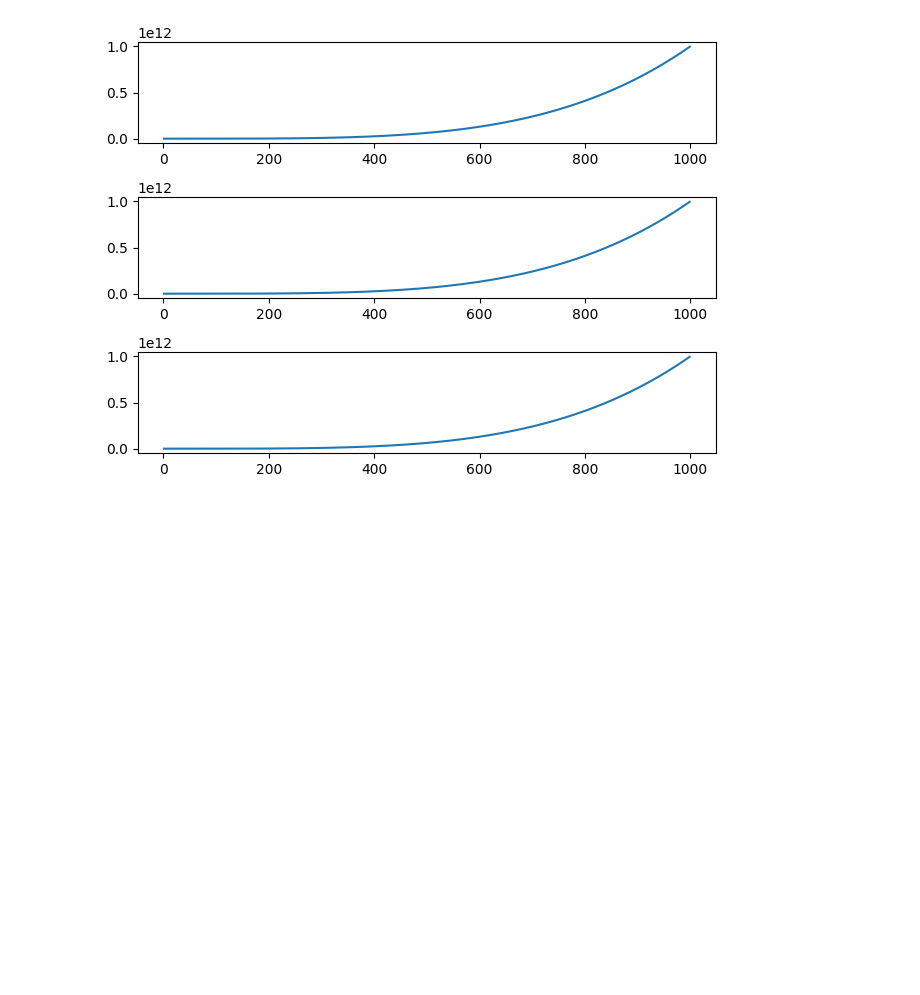
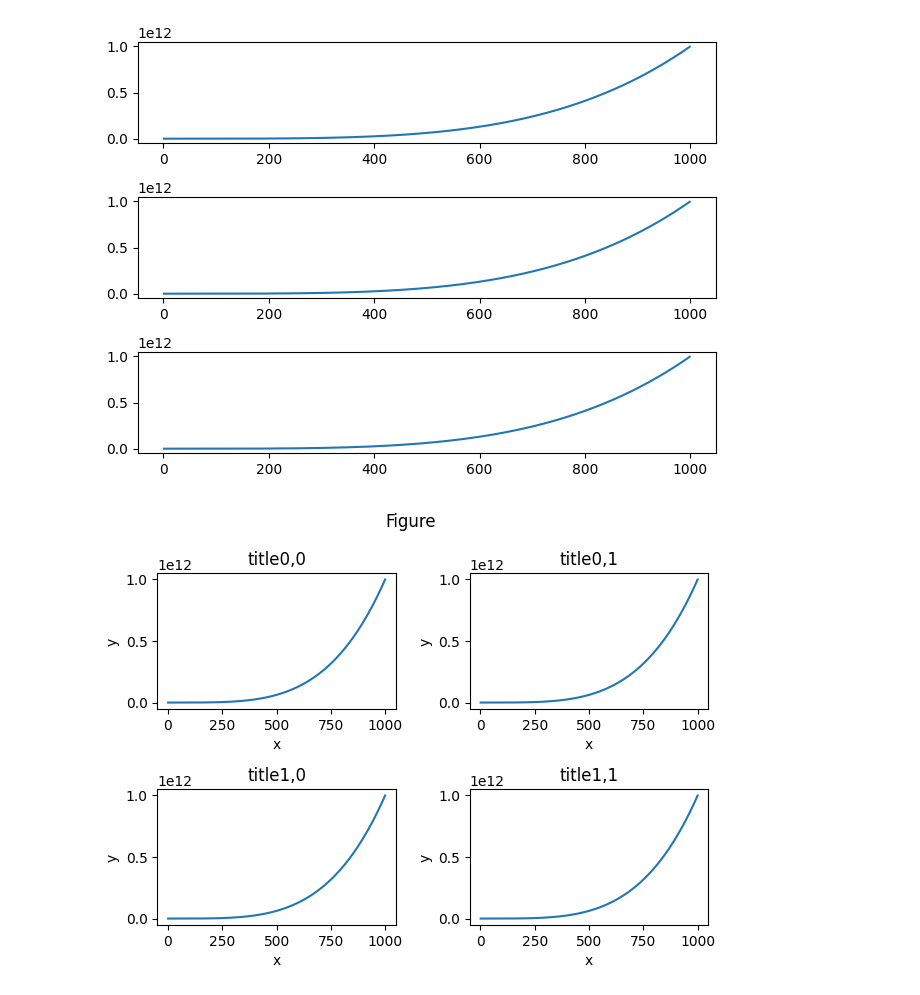
Before and after one commit to saisasi-choda/ML, a Jupyter notebook: matplotlib.ipynb, the cells around one changed output. Saved outputs shown, nothing was run; the diff lists cells and outputs as text; code cells hidden in the pictures; blank space fills up the shorter version.

```diff
--- a/matplotlib.ipynb
+++ b/matplotlib.ipynb
@@ -70,3 +70,23 @@ for ax in axes:
 plt.tight_layout()
 # %% [output]
 [figure]
+# %%
+fig,axes=plt.subplots(nrows=2,ncols=2)
+for ax in axes.flat:
+    ax.plot(x,y)
+
+for ax in axes.flat:
+  ax.set_xlabel('x')
+  ax.set_ylabel('y')
+
+
+for i in range(0,len(axes)):
+  for j in range(0,len(axes)):
+    axes[i][j].set_title(f'title{i},{j}'.format(i,j))
+
+fig.suptitle("Figure")
+
+fig.tight_layout()
+fig.savefig("fourbyfour.png",bbox_inches='tight',dpi=200)
+# %% [output]
+[figure, added]
```
